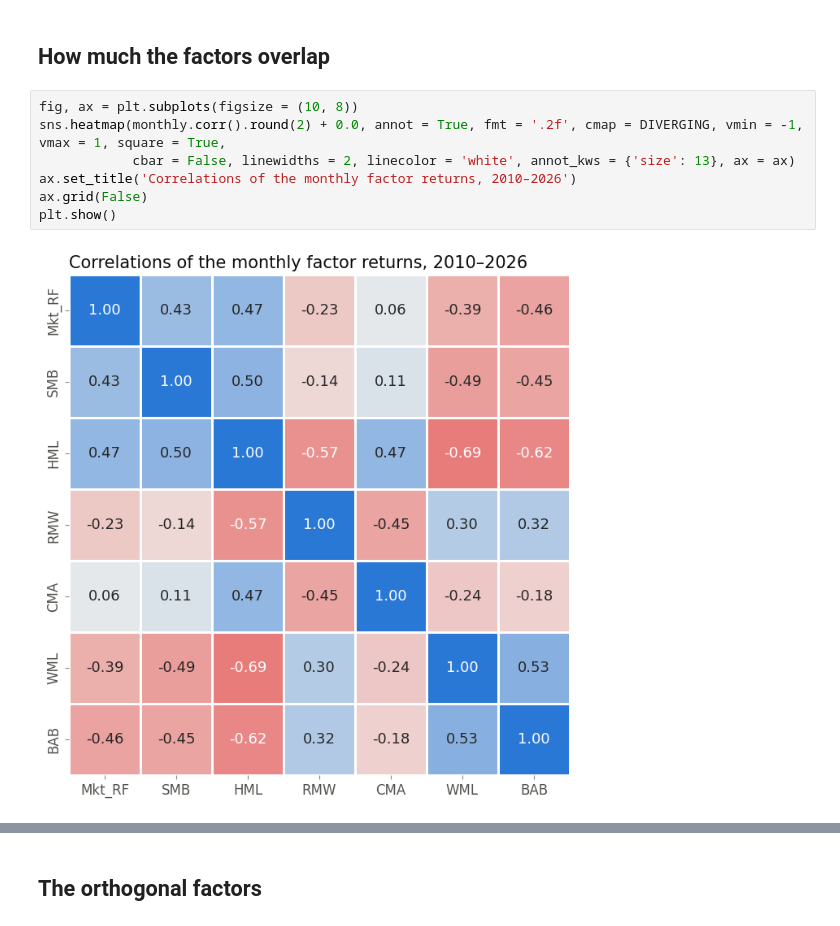
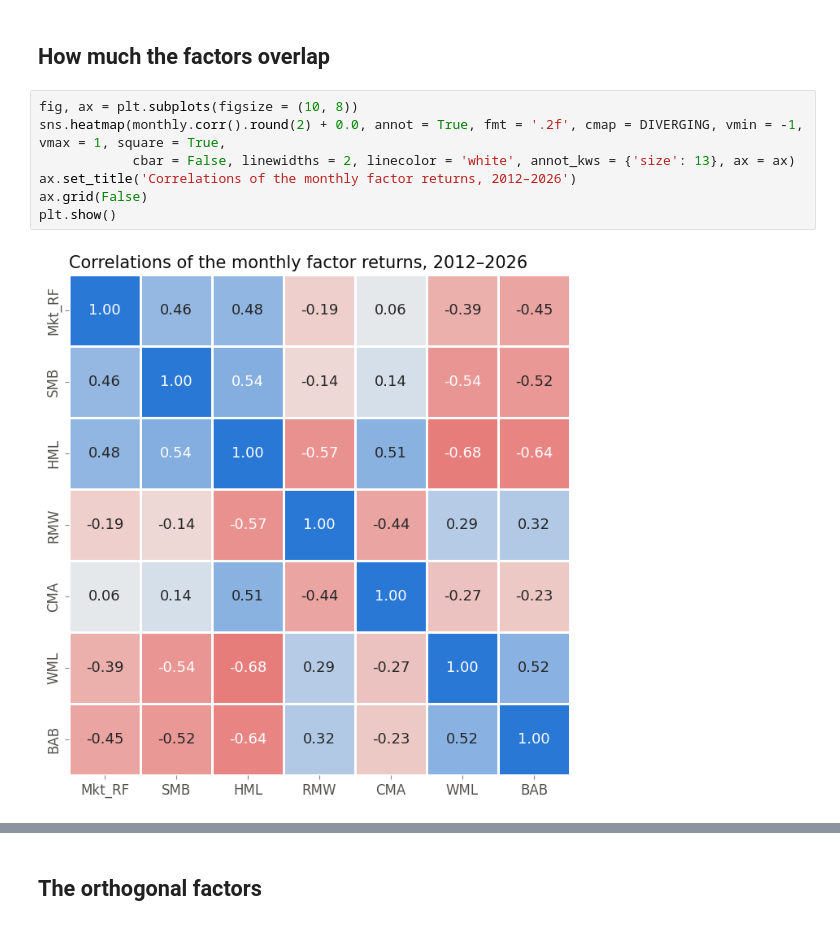
Before and after one commit to pedroandion/orthogonal-factors-brazil, a Jupyter notebook: 02_brazil_factors.ipynb, the cells around one changed output, grey strips where cells are left out. Saved outputs shown, nothing was run; the diff lists cells and outputs as text.

```diff
--- a/02_brazil_factors.ipynb
+++ b/02_brazil_factors.ipynb
@@ -119,12 +119,12 @@ Over these 16 years the market lost to the SELIC rate, by 1.3% a year, and only
 # %%
 fig, ax = plt.subplots(figsize = (10, 8))
 sns.heatmap(monthly.corr().round(2) + 0.0, annot = True, fmt = '.2f', cmap = DIVERGING, vmin = -1, vmax = 1, square = True,
             cbar = False, linewidths = 2, linecolor = 'white', annot_kws = {'size': 13}, ax = ax)
-ax.set_title('Correlations of the monthly factor returns, 2010–2026')
+ax.set_title('Correlations of the monthly factor returns, 2012–2026')
 ax.grid(False)
 plt.show()
 # %% [output]
-[figure, old version]
+[figure, new version]
 # %%
 # Variance inflation factors of the monthly factors, with each version of BAB and without it
 def vif(factors):
```
Also changed, not shown: parts of 20 cells of this notebook, 18 other files.
